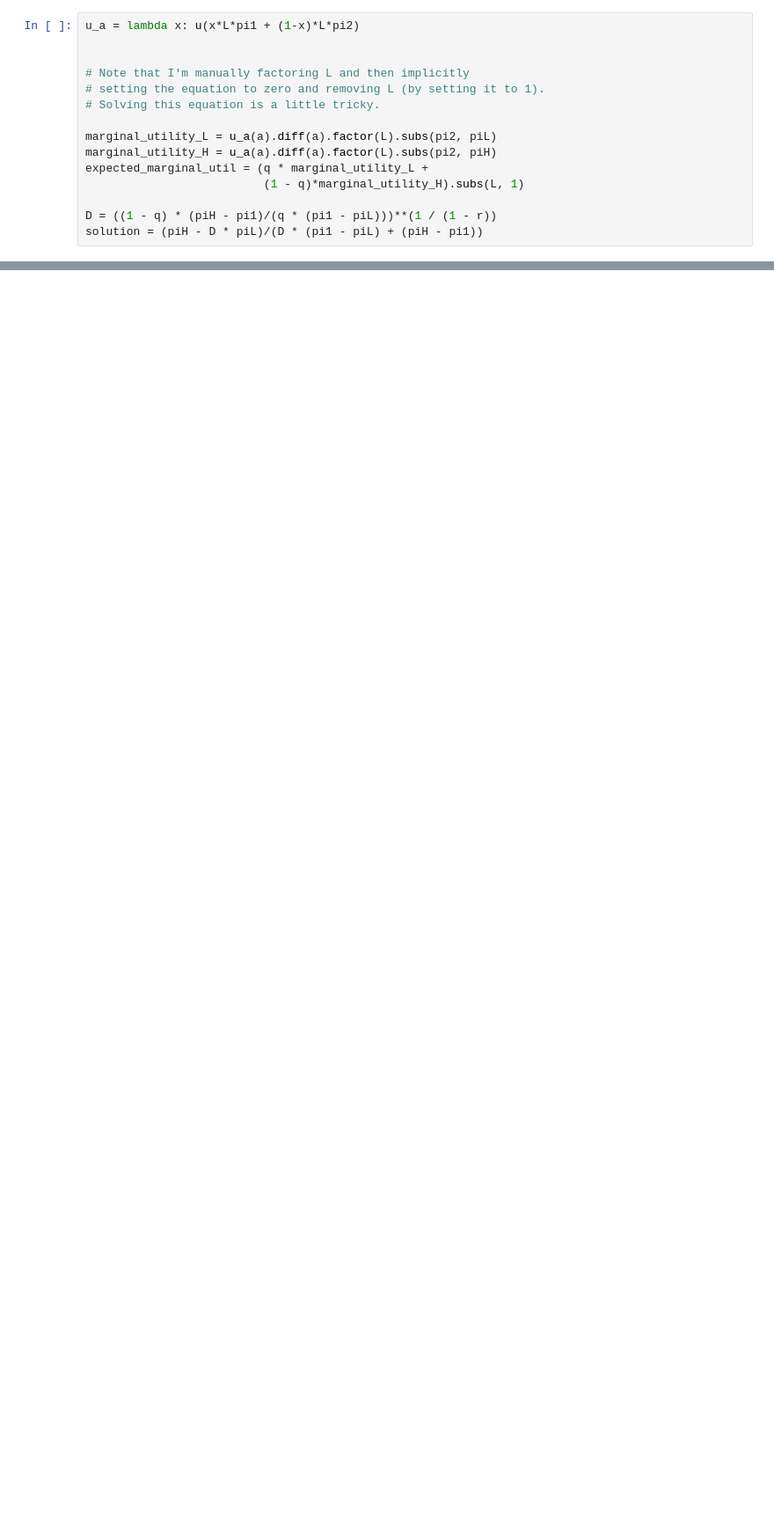
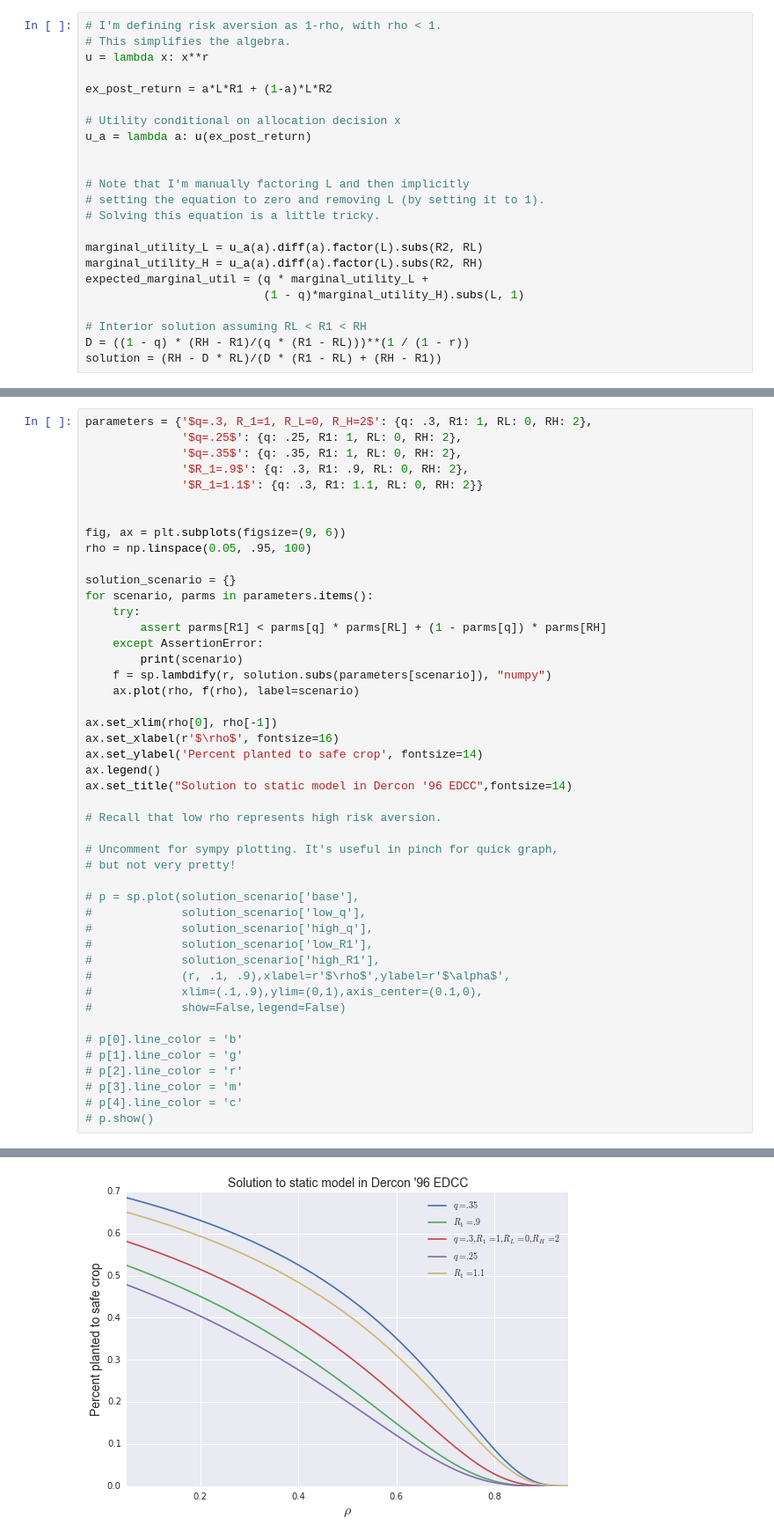
Before and after one commit to jhutchinswisc/AEFoundations, a Jupyter notebook: code/land_allocation_risk.ipynb, the cells around one changed output, grey strips where cells are left out. Shown: that part at 88% size. Saved outputs shown, nothing was run; the diff lists cells and outputs as text; blank space fills up the shorter version.

Commit message:
Fixed up the Dercon figure for static solution.

```diff
--- a/code/land_allocation_risk.ipynb
+++ b/code/land_allocation_risk.ipynb
@@ -19,15 +16,23 @@ u = lambda x: x**r
 # %%
-u_a = lambda x: u(x*L*pi1 + (1-x)*L*pi2)
+# I'm defining risk aversion as 1-rho, with rho < 1.
+# This simplifies the algebra.
+u = lambda x: x**r
+
+ex_post_return = a*L*R1 + (1-a)*L*R2
+
+# Utility conditional on allocation decision x
+u_a = lambda a: u(ex_post_return)
 
 
 # Note that I'm manually factoring L and then implicitly
 # setting the equation to zero and removing L (by setting it to 1).
 # Solving this equation is a little tricky.
 
-marginal_utility_L = u_a(a).diff(a).factor(L).subs(pi2, piL)
-marginal_utility_H = u_a(a).diff(a).factor(L).subs(pi2, piH)
+marginal_utility_L = u_a(a).diff(a).factor(L).subs(R2, RL)
+marginal_utility_H = u_a(a).diff(a).factor(L).subs(R2, RH)
 expected_marginal_util = (q * marginal_utility_L +
                           (1 - q)*marginal_utility_H).subs(L, 1)
 
-D = ((1 - q) * (piH - pi1)/(q * (pi1 - piL)))**(1 / (1 - r))
-solution = (piH - D * piL)/(D * (pi1 - piL) + (piH - pi1))
+# Interior solution assuming RL < R1 < RH
+D = ((1 - q) * (RH - R1)/(q * (R1 - RL)))**(1 / (1 - r))
+solution = (RH - D * RL)/(D * (R1 - RL) + (RH - R1))
@@ -41,0 +39,47 @@ sp.plot(solution.subs(parameters), (r, .01, .99))
+# %%
+parameters = {'$q=.3, R_1=1, R_L=0, R_H=2$': {q: .3, R1: 1, RL: 0, RH: 2},
+              '$q=.25$': {q: .25, R1: 1, RL: 0, RH: 2},
+              '$q=.35$': {q: .35, R1: 1, RL: 0, RH: 2},
+              '$R_1=.9$': {q: .3, R1: .9, RL: 0, RH: 2},
+              '$R_1=1.1$': {q: .3, R1: 1.1, RL: 0, RH: 2}}
+
+
+fig, ax = plt.subplots(figsize=(9, 6))
+rho = np.linspace(0.05, .95, 100)
+
+solution_scenario = {}
+for scenario, parms in parameters.items():
+    try:
+        assert parms[R1] < parms[q] * parms[RL] + (1 - parms[q]) * parms[RH]
+    except AssertionError:
+        print(scenario)
+    f = sp.lambdify(r, solution.subs(parameters[scenario]), "numpy")
+    ax.plot(rho, f(rho), label=scenario)
+
+ax.set_xlim(rho[0], rho[-1])
+ax.set_xlabel(r'$\rho$', fontsize=16)
+ax.set_ylabel('Percent planted to safe crop', fontsize=14)
+ax.legend()
+ax.set_title("Solution to static model in Dercon '96 EDCC",fontsize=14)
+
+# Recall that low rho represents high risk aversion.
+
+# Uncomment for sympy plotting. It's useful in pinch for quick graph,
+# but not very pretty!
+
+# p = sp.plot(solution_scenario['base'],
+#             solution_scenario['low_q'],
+#             solution_scenario['high_q'],
+#             solution_scenario['low_R1'],
+#             solution_scenario['high_R1'],
+#             (r, .1, .9),xlabel=r'$\rho$',ylabel=r'$\alpha$',
+#             xlim=(.1,.9),ylim=(0,1),axis_center=(0.1,0),
+#             show=False,legend=False)
+
+# p[0].line_color = 'b'
+# p[1].line_color = 'g'
+# p[2].line_color = 'r'
+# p[3].line_color = 'm'
+# p[4].line_color = 'c'
+# p.show()
+# %% [output]
@@ -41,0 +87 @@ sp.plot(solution.subs(parameters), (r, .01, .99))
+[figure, added]
```
Also changed, not shown: parts of 5 cells of this notebook, 1 other file.
